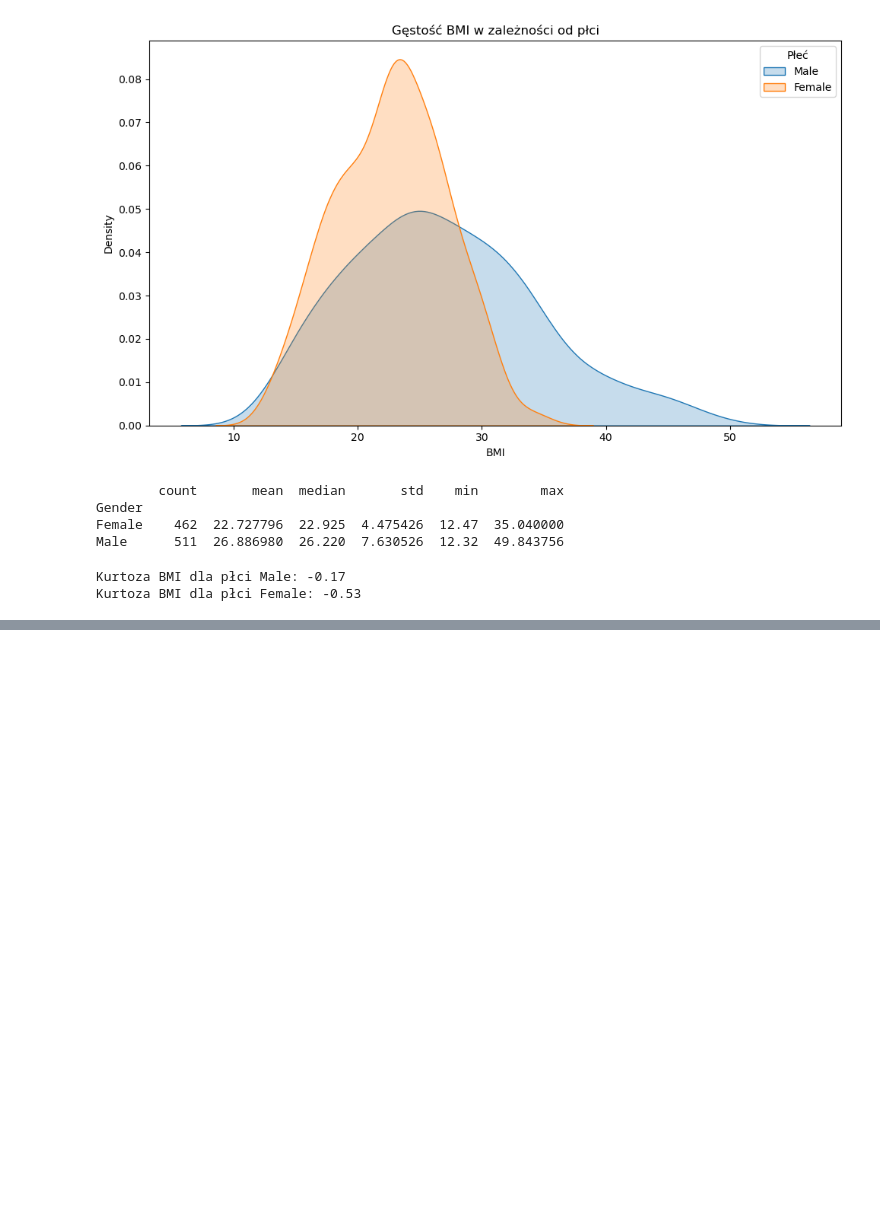
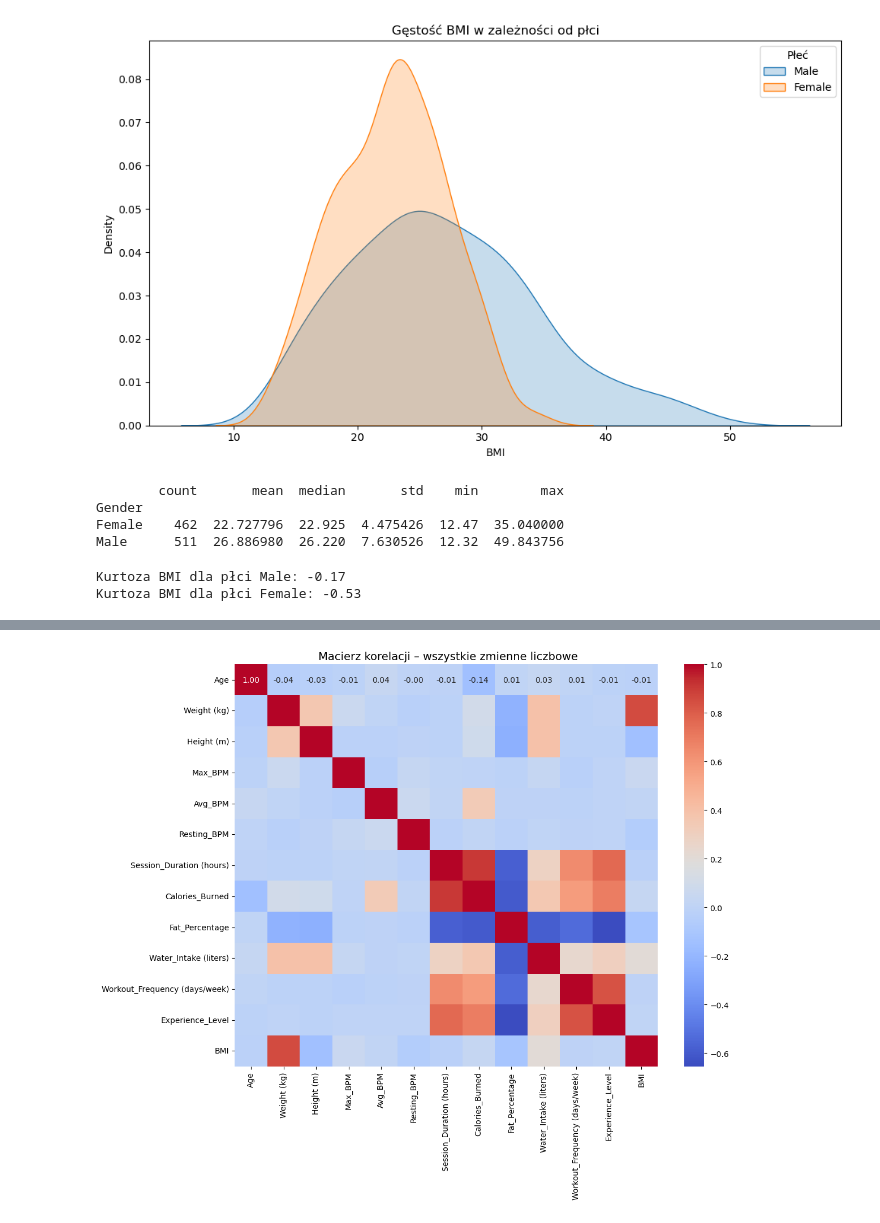
Before and after one commit to kinsitko/analiza_danych_2025_KSIT_SLES, a Jupyter notebook: analiza_project_v2.ipynb, the cells around one changed output, grey strips where cells are left out. Cells and saved outputs as stored; diff of their text form; code cells hidden in the pictures; blank space fills up the shorter version.

```diff
--- a/analiza_project_v2.ipynb
+++ b/analiza_project_v2.ipynb
@@ -457,3 +477,14 @@ Korelacja Pearsona między zmiennymi ciągłymi:
+# %%
+kor_matrix= df.corr(numeric_only=True)
+plt.figure(figsize=(12, 10))
+sns.heatmap(kor_matrix, annot=True, cmap="coolwarm",fmt=".2f")
+plt.title(" Macierz korelacji – wszystkie zmienne liczbowe", fontsize=14)
+plt.xticks(rotation=90)
+plt.yticks(rotation=0)
+plt.tight_layout()
+plt.show()
+# %% [output]
+[figure, added]
 # %%
 sns.pairplot(df_imputed, vars=['Age', 'Fat_Percentage', 'Calories_Burned', 'Water_Intake_liters'])
 plt.suptitle("Poszukiwanie zależności między wybranymi kolumnami", y=1)
```
Also changed, not shown: parts of 11 cells of this notebook.
